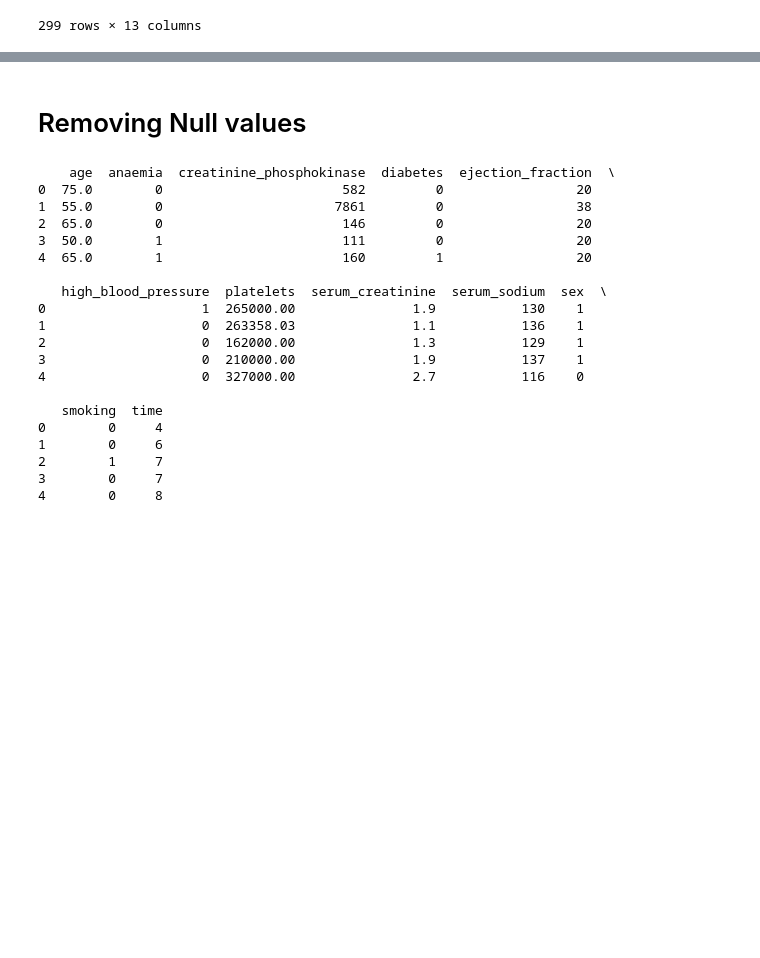
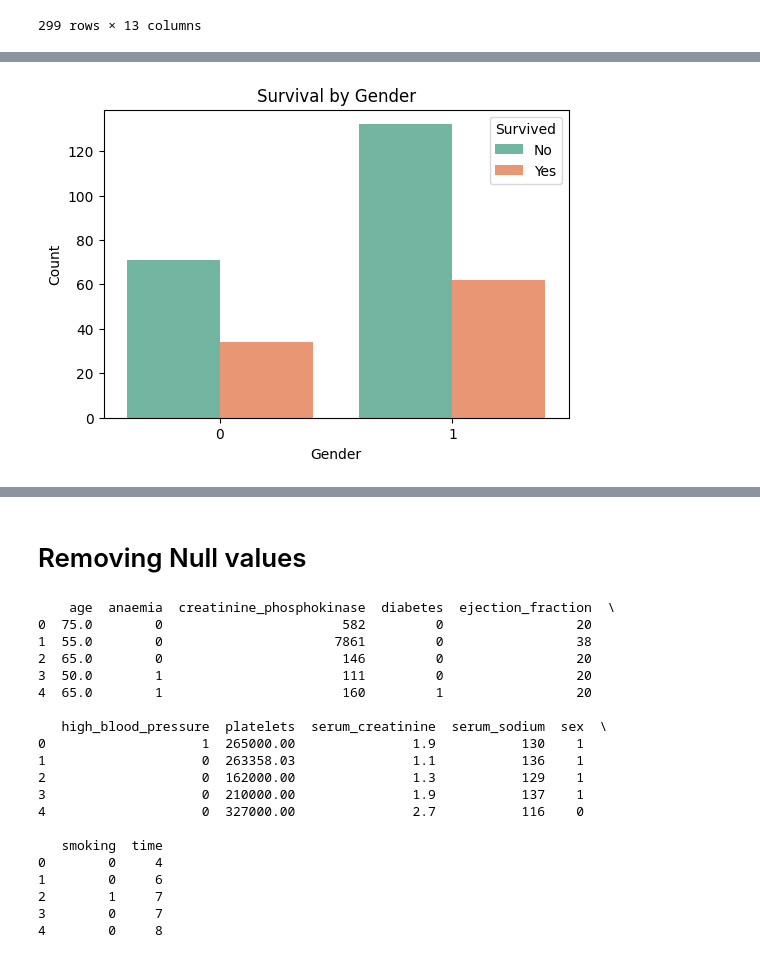
Before and after one commit to LokeshYarramallu/AM_ACM-AI_ML_Models, a Jupyter notebook: Decision_Tree/Hear_failure_prediction/heart_failure_prediction.ipynb, the cells around one changed output, grey strips where cells are left out. Saved outputs shown, nothing was run; the diff lists cells and outputs as text; code cells hidden in the pictures; blank space fills up the shorter version.

```diff
--- a/Decision_Tree/Hear_failure_prediction/heart_failure_prediction.ipynb
+++ b/Decision_Tree/Hear_failure_prediction/heart_failure_prediction.ipynb
@@ -42,3 +54,13 @@ dataset
+# %%
+plt.figure(figsize=(6, 4))
+sns.countplot(x='sex', hue='DEATH_EVENT', data=dataset, palette='Set2')
+plt.xlabel('Gender')
+plt.ylabel('Count')
+plt.title('Survival by Gender')
+plt.legend(title='Survived', labels=['No', 'Yes'])
+plt.show()
+# %% [output]
+[figure, added]
 # %%
 X=dataset.drop("DEATH_EVENT",1)
 y=dataset["DEATH_EVENT"]
```
Also changed, not shown: parts of 9 cells of this notebook.
